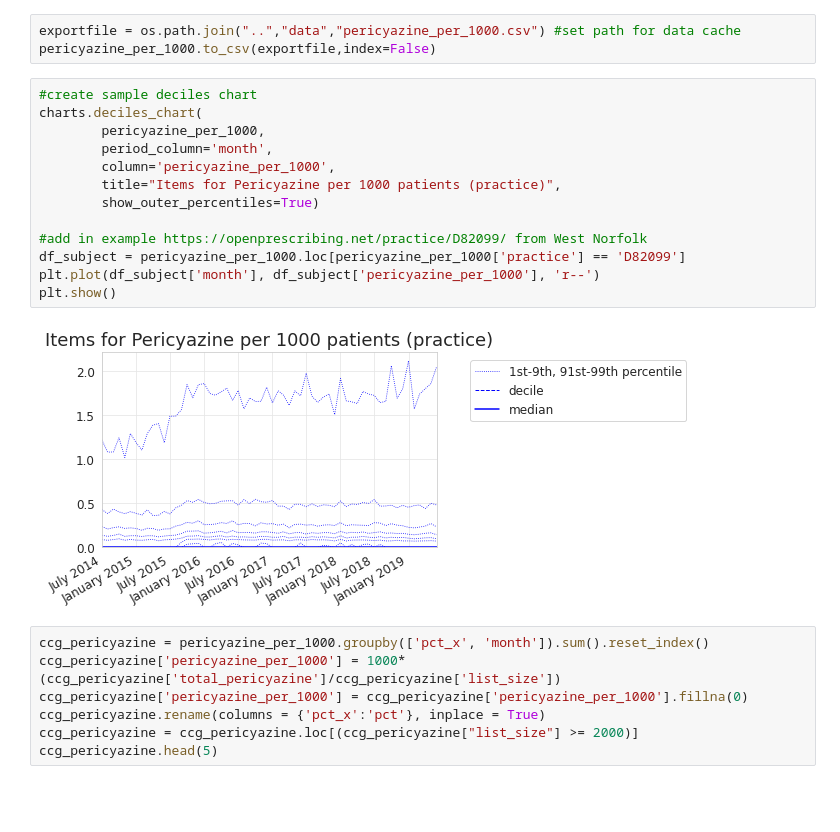
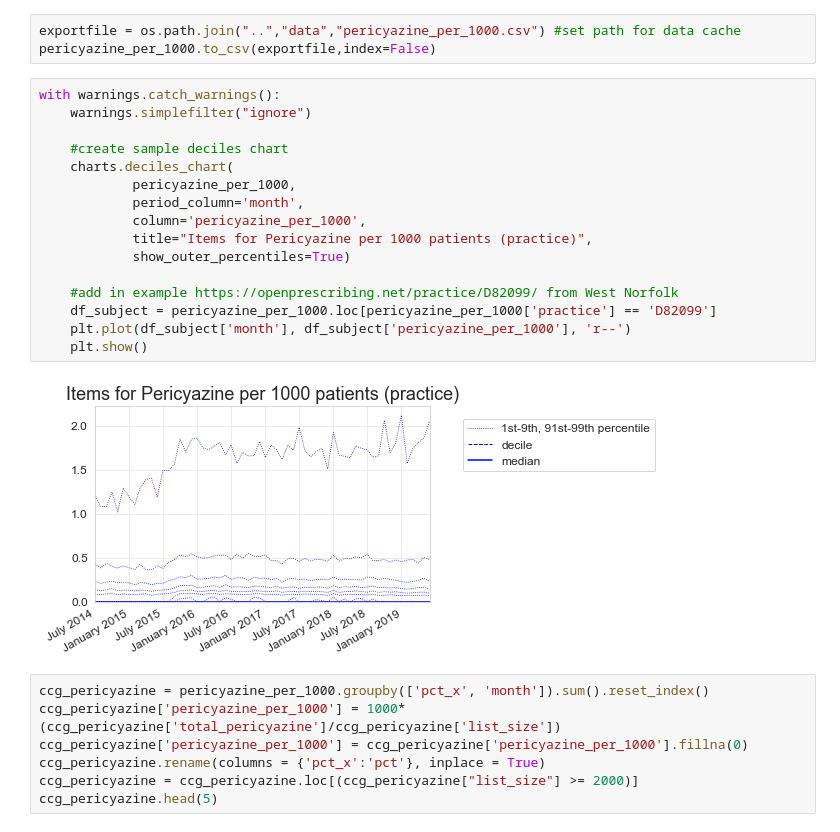
Before and after one commit to ebmdatalab/kurtosis-pericyazine, a Jupyter notebook: notebooks/Pericyazine.ipynb, the cells around one changed output. Drawn from its saved outputs; the diff is of its cells as text; blank space fills up the shorter version.

Commit message:
Ignore warnings raised within a context manager

```diff
--- a/notebooks/Pericyazine.ipynb
+++ b/notebooks/Pericyazine.ipynb
@@ -128,20 +129,23 @@ pericyazine_per_1000.head(5)
 exportfile = os.path.join("..","data","pericyazine_per_1000.csv") #set path for data cache
 pericyazine_per_1000.to_csv(exportfile,index=False)
 # %%
-#create sample deciles chart
-charts.deciles_chart(
-        pericyazine_per_1000,
-        period_column='month',
-        column='pericyazine_per_1000',
-        title="Items for Pericyazine per 1000 patients (practice)",
-        show_outer_percentiles=True)
+with warnings.catch_warnings():
+    warnings.simplefilter("ignore")
 
-#add in example https://openprescribing.net/practice/D82099/ from West Norfolk
-df_subject = pericyazine_per_1000.loc[pericyazine_per_1000['practice'] == 'D82099']
-plt.plot(df_subject['month'], df_subject['pericyazine_per_1000'], 'r--')
-plt.show()
+    #create sample deciles chart
+    charts.deciles_chart(
+            pericyazine_per_1000,
+            period_column='month',
+            column='pericyazine_per_1000',
+            title="Items for Pericyazine per 1000 patients (practice)",
+            show_outer_percentiles=True)
+
+    #add in example https://openprescribing.net/practice/D82099/ from West Norfolk
+    df_subject = pericyazine_per_1000.loc[pericyazine_per_1000['practice'] == 'D82099']
+    plt.plot(df_subject['month'], df_subject['pericyazine_per_1000'], 'r--')
+    plt.show()
 # %% [output]
-[figure, old version]
+[figure, new version]
 # %%
 ccg_pericyazine = pericyazine_per_1000.groupby(['pct_x', 'month']).sum().reset_index()
 ccg_pericyazine['pericyazine_per_1000'] = 1000* (ccg_pericyazine['total_pericyazine']/ccg_pericyazine['list_size'])
```
Also changed, not shown: parts of 4 cells of this notebook.
